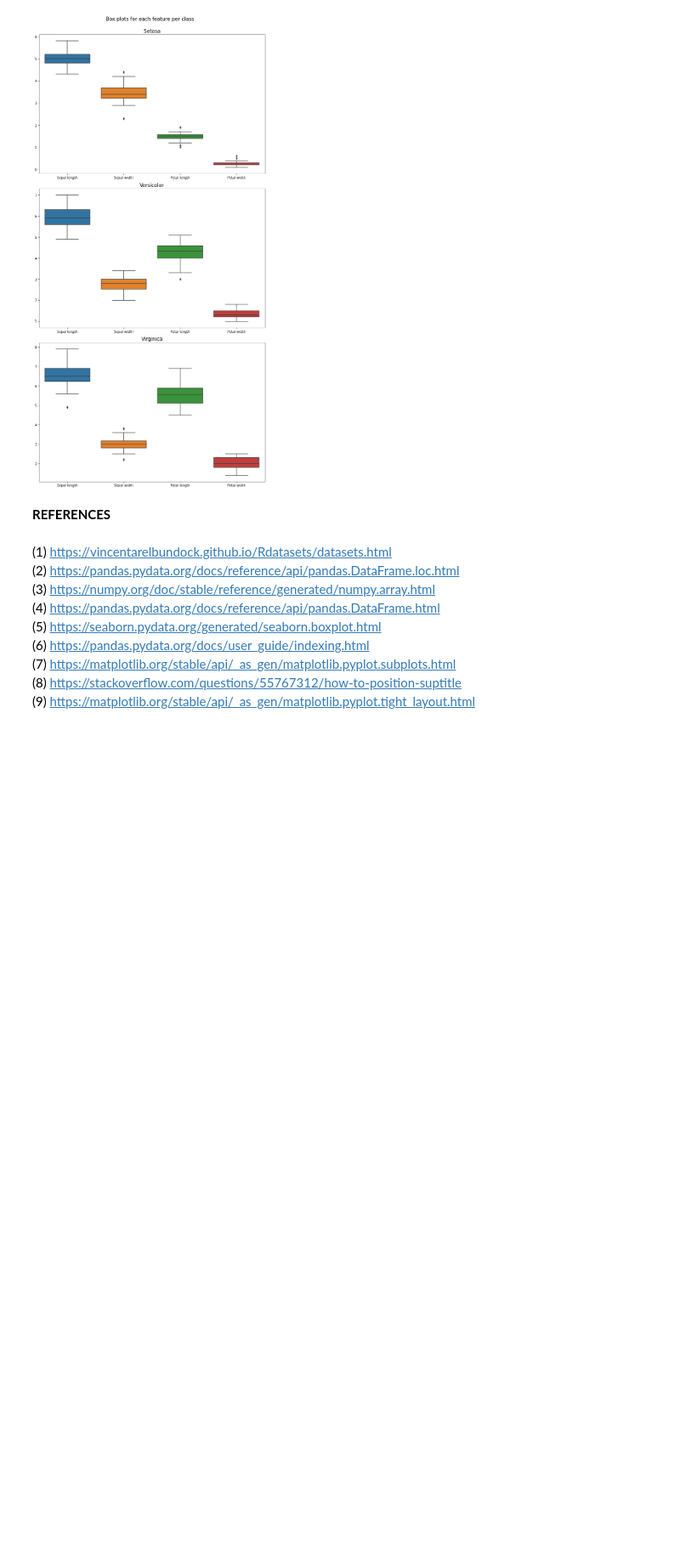
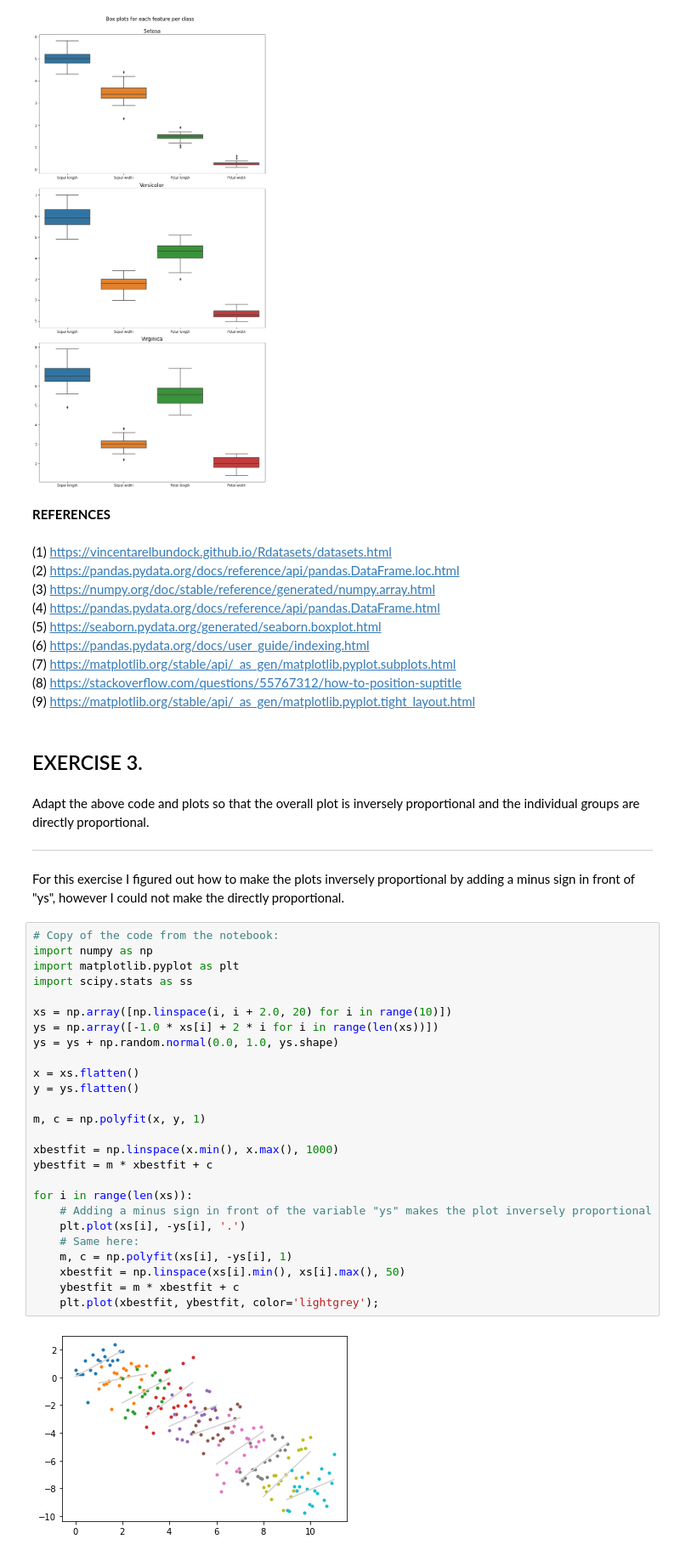
Before and after one commit to RobVergano/FDA_Assessment_22-23, a Jupyter notebook: Regular tasks/Outliers exercises.ipynb, the cells around one changed output. Shown: that part at 85% size. Cells and saved outputs as stored; diff of their text form; blank space fills up the shorter version.

```diff
--- a/Regular tasks/Outliers exercises.ipynb
+++ b/Regular tasks/Outliers exercises.ipynb
@@ -155,3 +155,39 @@ plt.tight_layout()
 (7) https://matplotlib.org/stable/api/_as_gen/matplotlib.pyplot.subplots.html
 (8) https://stackoverflow.com/questions/55767312/how-to-position-suptitle
 (9) https://matplotlib.org/stable/api/_as_gen/matplotlib.pyplot.tight_layout.html
+# %% [markdown]
+## EXERCISE 3.
+# %% [markdown]
+Adapt the above code and plots so that the overall plot is inversely proportional and the individual groups are directly proportional.
+
+***
+# %% [markdown]
+For this exercise I figured out how to make the plots inversely proportional by adding a minus sign in front of "ys", however I could not make the directly proportional.
+# %%
+# Copy of the code from the notebook:
+import numpy as np
+import matplotlib.pyplot as plt
+import scipy.stats as ss
+
+xs = np.array([np.linspace(i, i + 2.0, 20) for i in range(10)])
+ys = np.array([-1.0 * xs[i] + 2 * i for i in range(len(xs))])
+ys = ys + np.random.normal(0.0, 1.0, ys.shape)
+
+x = xs.flatten()
+y = ys.flatten()
+
+m, c = np.polyfit(x, y, 1)
+
+xbestfit = np.linspace(x.min(), x.max(), 1000)
+ybestfit = m * xbestfit + c
+
+for i in range(len(xs)):
+    # Adding a minus sign in front of the variable "ys" makes the plot inversely proportional
+    plt.plot(xs[i], -ys[i], '.')
+    # Same here:
+    m, c = np.polyfit(xs[i], -ys[i], 1)
+    xbestfit = np.linspace(xs[i].min(), xs[i].max(), 50)
+    ybestfit = m * xbestfit + c
+    plt.plot(xbestfit, ybestfit, color='lightgrey');
+# %% [output]
+[figure, added]
```
Also changed, not shown: parts of 1 cell of this notebook.
